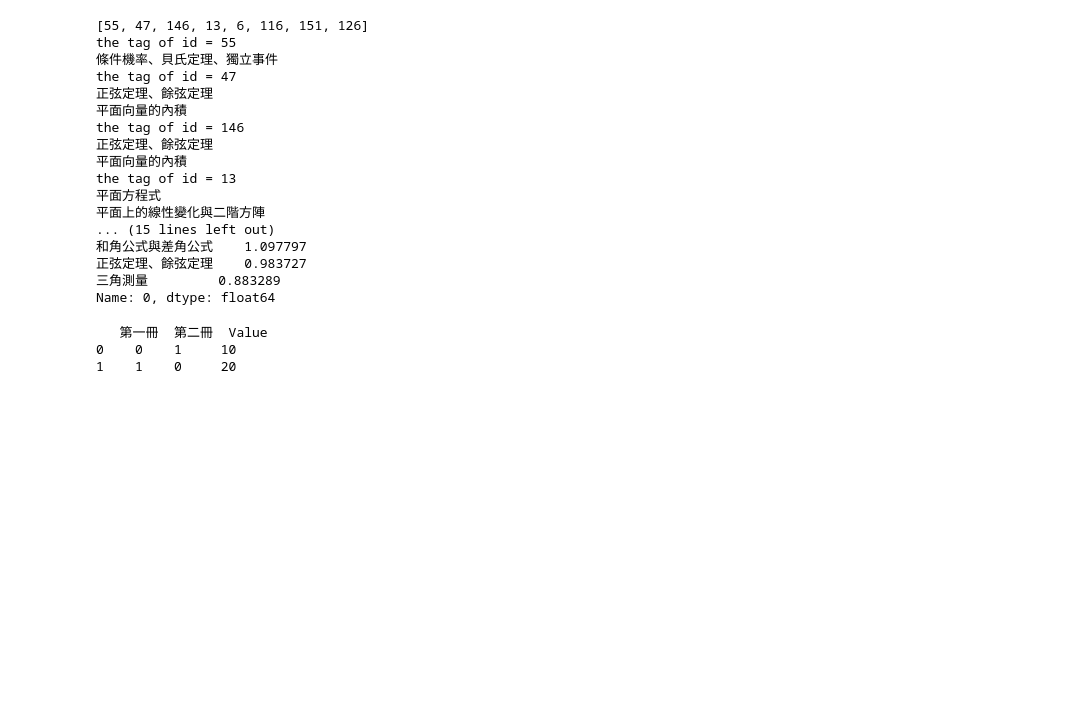
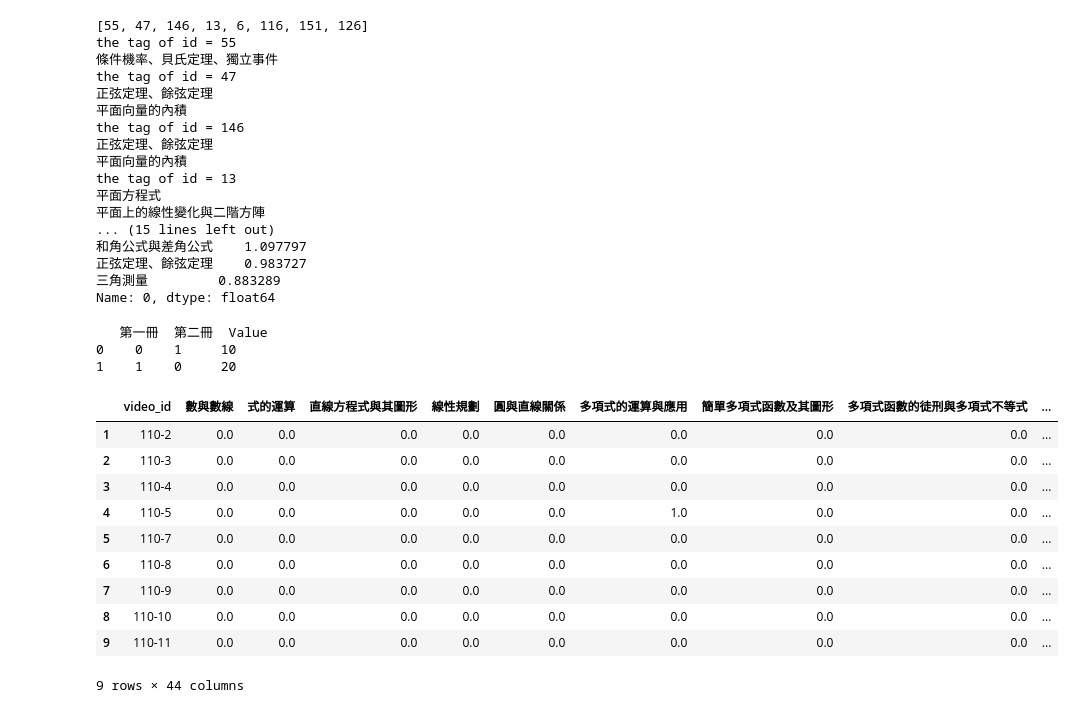
Before and after one commit to MeichuHackathon2023/recommend_system, a Jupyter notebook: recommend.ipynb, the cells around one changed output. Cells and saved outputs as stored; diff of their text form; code cells hidden in the pictures; blank space fills up the shorter version.

```diff
--- a/recommend.ipynb
+++ b/recommend.ipynb
@@ -324,3 +324,18 @@ print(filtered_df.sample(2))
    第一冊  第二冊  Value
 0    0    1     10
 1    1    0     20
+# %%
+data = pd.read_csv("./data/all_video_label_v3.csv")
+data[1:10]
+# %% [output]
+|  | video_id | 數與數線 | 式的運算 | 直線方程式與其圖形 | 線性規劃 | 圓與直線關係 | 多項式的運算與應用 | 簡單多項式函數及其圖形 | 多項式函數的徒刑與多項式不等式 | ... |
+| 1 | 110-2 | 0.0 | 0.0 | 0.0 | 0.0 | 0.0 | 0.0 | 0.0 | 0.0 | ... |
+| 2 | 110-3 | 0.0 | 0.0 | 0.0 | 0.0 | 0.0 | 0.0 | 0.0 | 0.0 | ... |
+| 3 | 110-4 | 0.0 | 0.0 | 0.0 | 0.0 | 0.0 | 0.0 | 0.0 | 0.0 | ... |
+| 4 | 110-5 | 0.0 | 0.0 | 0.0 | 0.0 | 0.0 | 1.0 | 0.0 | 0.0 | ... |
+| 5 | 110-7 | 0.0 | 0.0 | 0.0 | 0.0 | 0.0 | 0.0 | 0.0 | 0.0 | ... |
+| 6 | 110-8 | 0.0 | 0.0 | 0.0 | 0.0 | 0.0 | 0.0 | 0.0 | 0.0 | ... |
+| 7 | 110-9 | 0.0 | 0.0 | 0.0 | 0.0 | 0.0 | 0.0 | 0.0 | 0.0 | ... |
+| 8 | 110-10 | 0.0 | 0.0 | 0.0 | 0.0 | 0.0 | 0.0 | 0.0 | 0.0 | ... |
+| 9 | 110-11 | 0.0 | 0.0 | 0.0 | 0.0 | 0.0 | 0.0 | 0.0 | 0.0 | ... |
+9 rows × 44 columns
```
Also changed, not shown: parts of 2 cells of this notebook, 6 other files.
